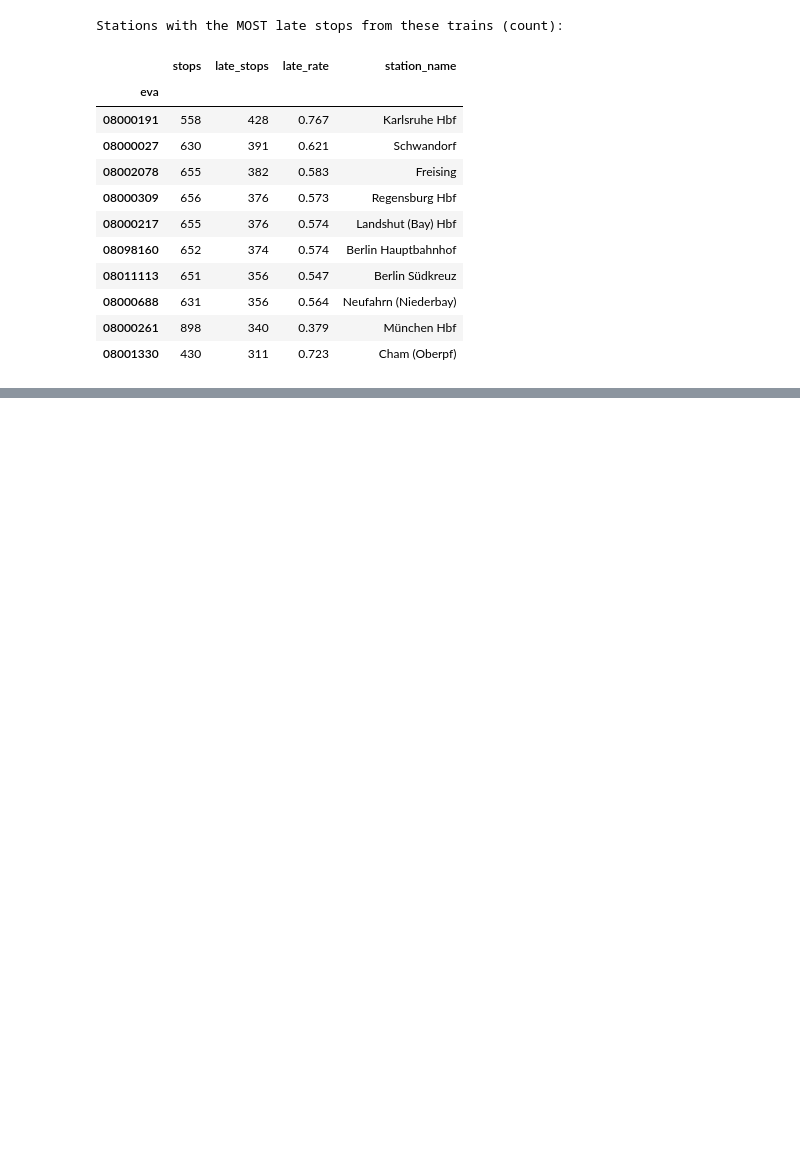
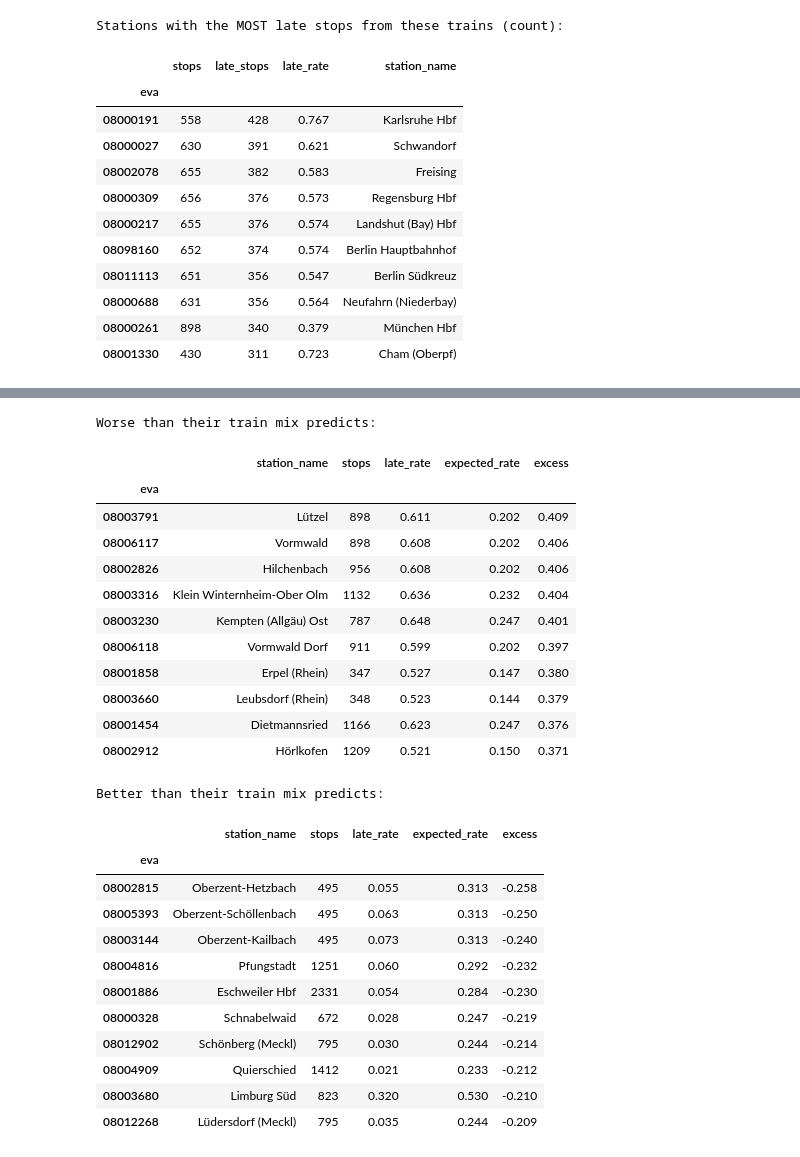
Before and after one commit to MadTMan/db-delay-risk, a Jupyter notebook: notebooks/01_analysis.ipynb, the cells around one changed output, grey strips where cells are left out. Drawn from its saved outputs; the diff is of its cells as text; code cells hidden in the pictures; blank space fills up the shorter version.

```diff
--- a/notebooks/01_analysis.ipynb
+++ b/notebooks/01_analysis.ipynb
@@ -345,0 +387,37 @@ by_station.to_csv(TABLES_DIR / "late_rate_by_station_worst_types.csv")
+# %%
+COLUMNS = ["station_name", "stops", "late_rate", "expected_rate", "excess"]
+
+print("Worse than their train mix predicts:")
+display(stations.sort_values("excess", ascending=False)[COLUMNS].head(10).round(3))
+
+print("Better than their train mix predicts:")
+display(stations.sort_values("excess")[COLUMNS].head(10).round(3))
+
+stations.to_csv(TABLES_DIR / "station_late_rate_vs_expected.csv")
+# %% [output]
+Worse than their train mix predicts:
+|  | station_name | stops | late_rate | expected_rate | excess |
+| eva |  |  |  |  |  |
+| 08003791 | Lützel | 898 | 0.611 | 0.202 | 0.409 |
+| 08006117 | Vormwald | 898 | 0.608 | 0.202 | 0.406 |
+| 08002826 | Hilchenbach | 956 | 0.608 | 0.202 | 0.406 |
+| 08003316 | Klein Winternheim-Ober Olm | 1132 | 0.636 | 0.232 | 0.404 |
+| 08003230 | Kempten (Allgäu) Ost | 787 | 0.648 | 0.247 | 0.401 |
+| 08006118 | Vormwald Dorf | 911 | 0.599 | 0.202 | 0.397 |
+| 08001858 | Erpel (Rhein) | 347 | 0.527 | 0.147 | 0.380 |
+| 08003660 | Leubsdorf (Rhein) | 348 | 0.523 | 0.144 | 0.379 |
+| 08001454 | Dietmannsried | 1166 | 0.623 | 0.247 | 0.376 |
+| 08002912 | Hörlkofen | 1209 | 0.521 | 0.150 | 0.371 |
+Better than their train mix predicts:
+|  | station_name | stops | late_rate | expected_rate | excess |
+| eva |  |  |  |  |  |
+| 08002815 | Oberzent-Hetzbach | 495 | 0.055 | 0.313 | -0.258 |
+| 08005393 | Oberzent-Schöllenbach | 495 | 0.063 | 0.313 | -0.250 |
+| 08003144 | Oberzent-Kailbach | 495 | 0.073 | 0.313 | -0.240 |
+| 08004816 | Pfungstadt | 1251 | 0.060 | 0.292 | -0.232 |
+| 08001886 | Eschweiler Hbf | 2331 | 0.054 | 0.284 | -0.230 |
+| 08000328 | Schnabelwaid | 672 | 0.028 | 0.247 | -0.219 |
+| 08012902 | Schönberg (Meckl) | 795 | 0.030 | 0.244 | -0.214 |
+| 08004909 | Quierschied | 1412 | 0.021 | 0.233 | -0.212 |
+| 08003680 | Limburg Süd | 823 | 0.320 | 0.530 | -0.210 |
+| 08012268 | Lüdersdorf (Meckl) | 795 | 0.035 | 0.244 | -0.209 |
```
Also changed, not shown: parts of 3 cells of this notebook, 2 other files.
